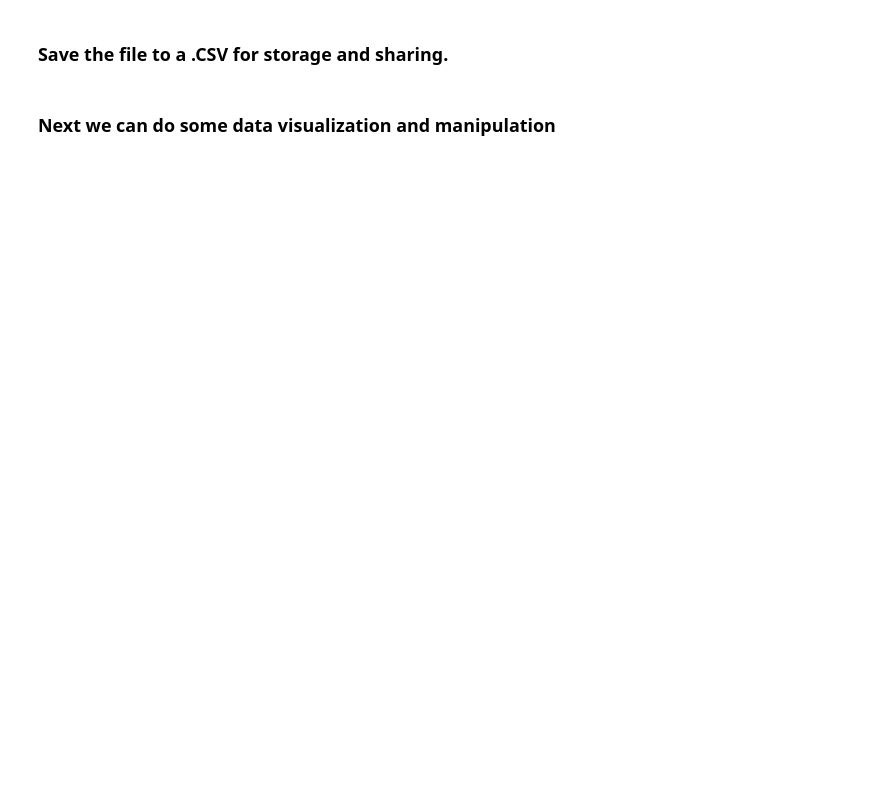
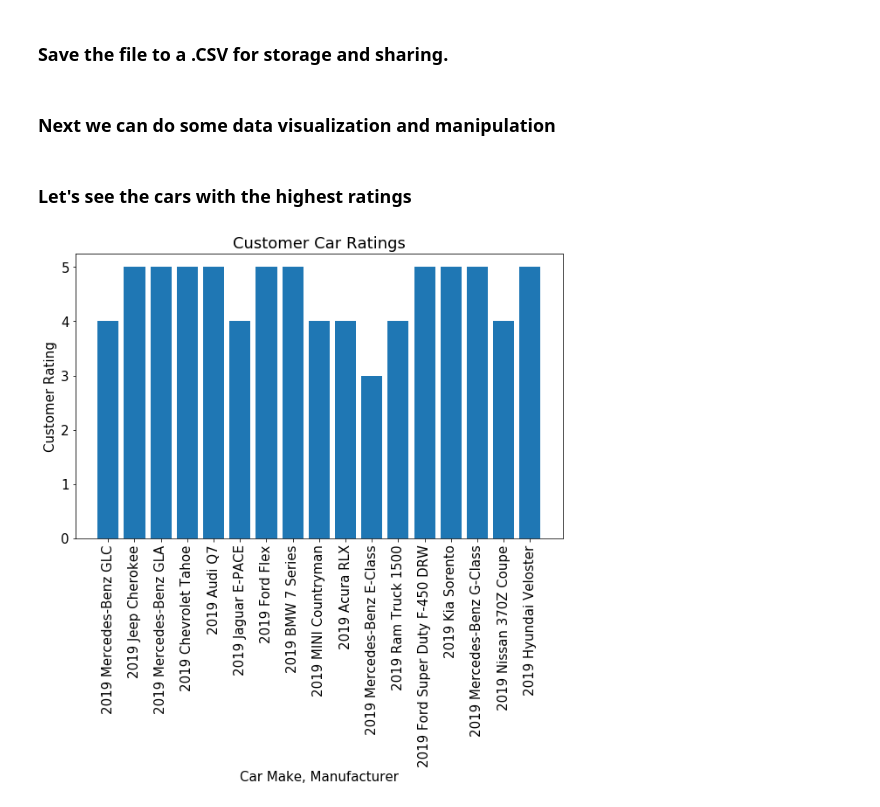
Before and after one commit to SeriousHyena/Sandbox, a Jupyter notebook: car_review_scraper.ipynb, the cells around one changed output. Saved outputs shown, nothing was run; the diff lists cells and outputs as text; code cells hidden in the pictures; blank space fills up the shorter version.

```diff
--- a/car_review_scraper.ipynb
+++ b/car_review_scraper.ipynb
@@ -136,0 +145,2 @@ df3.head()
+# %%
+df3['Car Rating'] = df3['Car Rating'].astype(int)
@@ -142,3 +174,23 @@ df3.head()
 df3.to_csv('car_reviews.csv')
 # %% [markdown]
 ### Next we can do some data visualization and manipulation
+# %% [markdown]
+### Let's see the cars with the highest ratings
+# %%
+# Define plot space
+fig, ax = plt.subplots(figsize=(10, 6))
+plt.rcParams.update({'font.size': 15})
+
+# Define x and y axes
+ax.bar(df3['Car Name'],
+        df3['Car Rating'])
+plt.xticks(rotation=90)
+
+# Set plot title and axes labels
+ax.set(title = "Customer Car Ratings",
+       xlabel = "Car Make, Manufacturer",
+       ylabel = "Customer Rating")
+
+plt.show()
+# %% [output]
+[figure, added]
```
Also changed, not shown: parts of 5 cells of this notebook.
